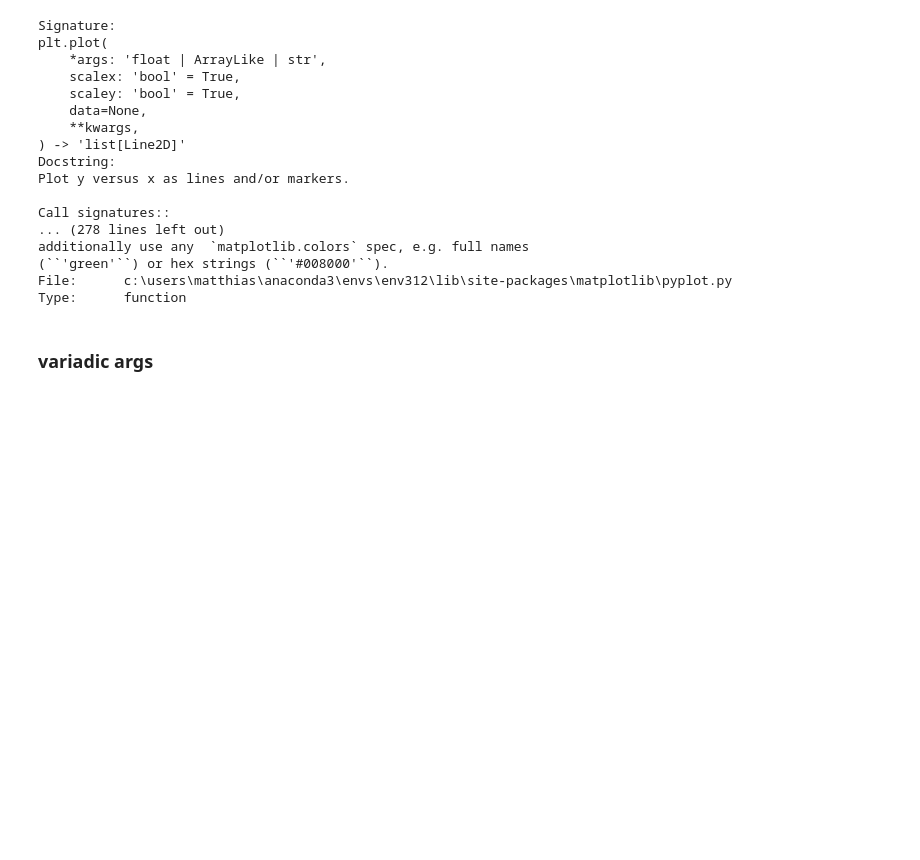
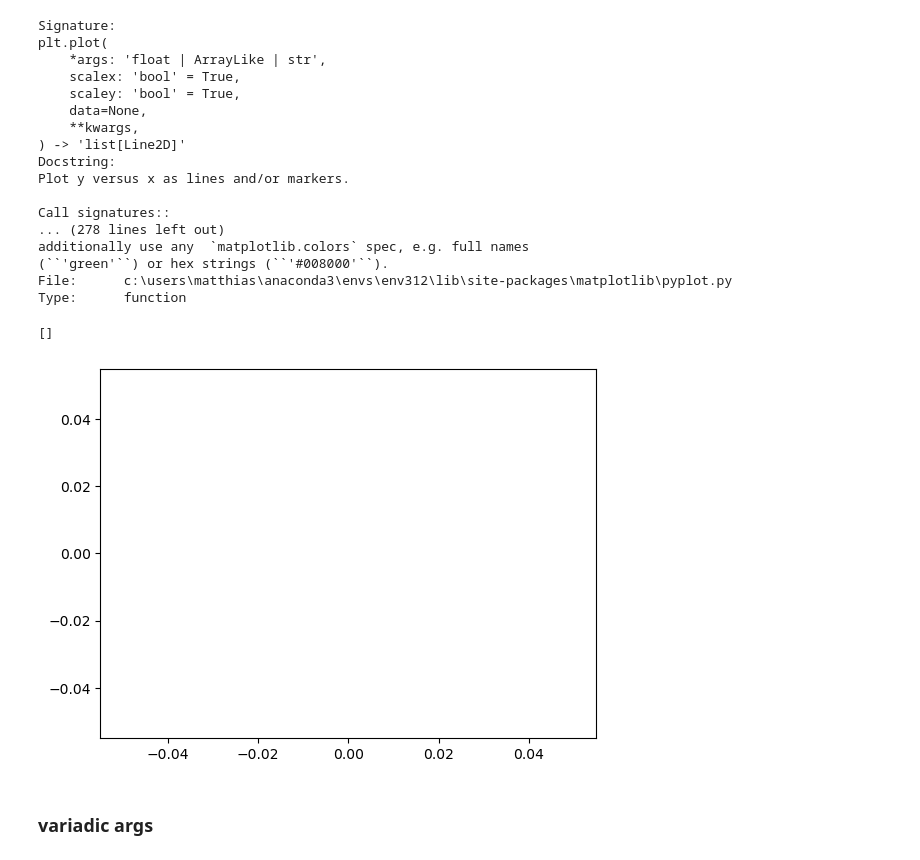
Before and after one commit to matthcol/python_advanced_202312, a Jupyter notebook: day1.ipynb, the cells around one changed output. Drawn from its saved outputs; the diff is of its cells as text; code cells hidden in the pictures; blank space fills up the shorter version.

```diff
--- a/day1.ipynb
+++ b/day1.ipynb
@@ -117,8 +119,11 @@ additionally use any  `matplotlib.colors` spec, e.g. full names
 File:      c:\users\matthias\anaconda3\envs\env312\lib\site-packages\matplotlib\pyplot.py
 Type:      function
 # %%
-# plt.plot(toto=3) # passe
+plt.plot(toto=3) # passe
 # plt.plot([1,2,3], toto=3) # passe pas
+# %% [output]
+[]
+[figure, added]
 # %% [markdown]
 ### variadic args
 # %%
```
Also changed, not shown: parts of 34 cells of this notebook.
